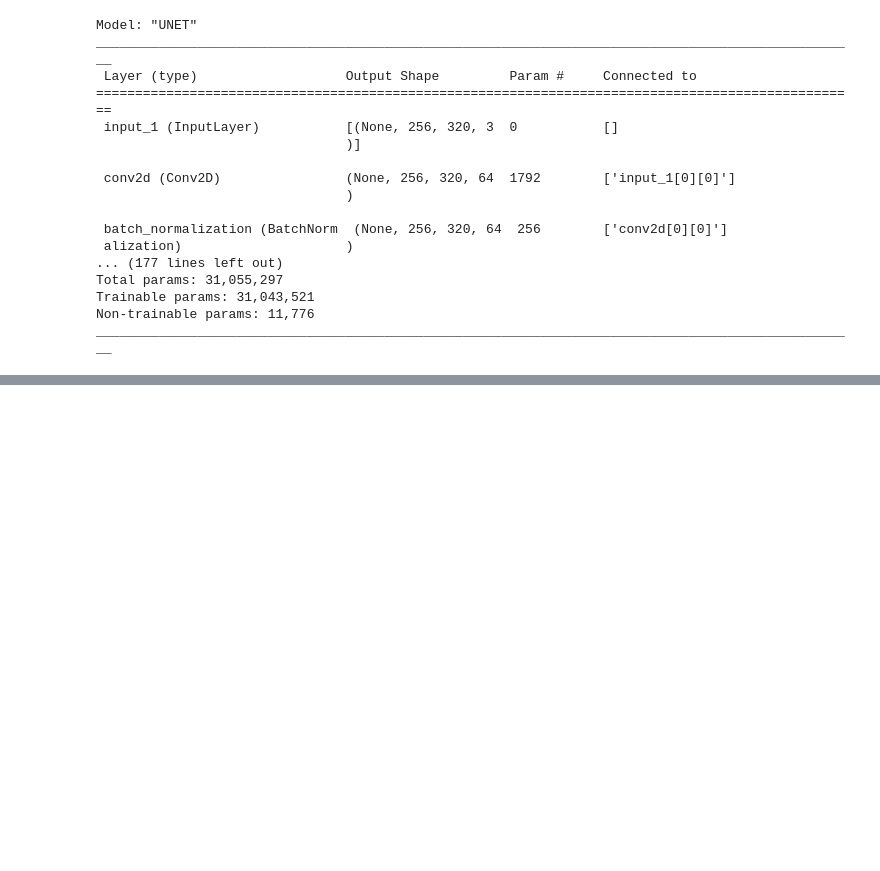
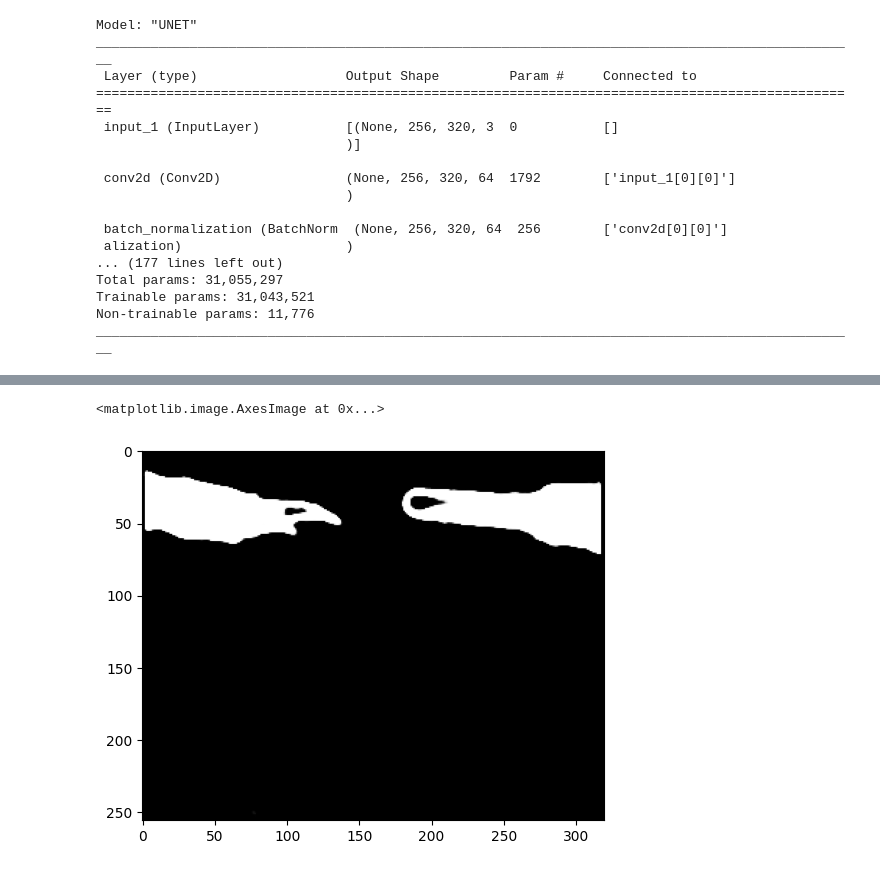
Before and after one commit to JoshuaR26/U-Net-Surgical-Tool-Segmentation, a Jupyter notebook: predict.ipynb, the cells around one changed output, grey strips where cells are left out. Saved outputs shown, nothing was run; the diff lists cells and outputs as text; code cells hidden in the pictures; blank space fills up the shorter version.

Commit message:
fix: add predict and model final

```diff
--- a/predict.ipynb
+++ b/predict.ipynb
@@ -14,7 +14,7 @@ width = 1280//2
 # %%
-dataset_path = './PS3_Train/PS3_Train/seq_11/'
-model_path = './PS3_Train/PS3_Train/seq_1/model/unet.h5'
-save_path = './PS3_Train/PS3_Train/seq_1/save'
+# dataset_path = './'
+model_path = './model/unet_jacc.keras'
+save_path = './save'
 # %%
 def create_dir(path):
     if not os.path.exists(path):
@@ -25,0 +24,15 @@ model = tf.keras.models.load_model(model_path)
+# %%
+import tensorflow as tf
+
+# Define the custom loss function
+def jaccard_distance(y_true, y_pred, smooth=100):
+    intersection = tf.keras.backend.sum(tf.keras.backend.abs(y_true * y_pred), axis=-1)
+    sum_ = tf.keras.backend.sum(tf.keras.backend.abs(y_true) + tf.keras.backend.abs(y_pred), axis=-1)
+    jac = (intersection + smooth) / (sum_ - intersection + smooth)
+    return (1 - jac) * smooth
+
+# Load the model with custom loss function
+model = tf.keras.models.load_model(model_path, custom_objects={'jaccard_distance': jaccard_distance})
+
+# Display model summary
+model.summary()
@@ -77,3 +103,18 @@ SyntaxError: 'break' outside loop (286441554.py, line 19)
+# %%
+
+def predict_mask(x):
+    # time_taken = []
+    # for x in tqdm(test_x):
+    name = img_path.split('/')[-1]
+
+    x = cv2.imread(img_path, cv2.IMREAD_COLOR)
+    x = cv2.resize(x, (width, height))
+    x = x/255.0
+    x = np.expand_dims(x, axis=0)
+
+    # start_time = time.time()
+    p = model.predict(x)[0]
+    return p
 # %%
 mean_time = np.mean(time_taken)
 mean_fps = 1/mean_time
@@ -83,0 +212,4 @@ Mean Time:  0.27396 - Mean FPS:  3.65012
+# %%
+mask = predict_mask(img_path)
+plt.imshow(mask, 'gray')
+# %% [output]
@@ -83,0 +217,2 @@ Mean Time:  0.27396 - Mean FPS:  3.65012
+<matplotlib.image.AxesImage at 0x...>
+[figure, added]
```
Also changed, not shown: parts of 15 cells of this notebook, 8 other files.
